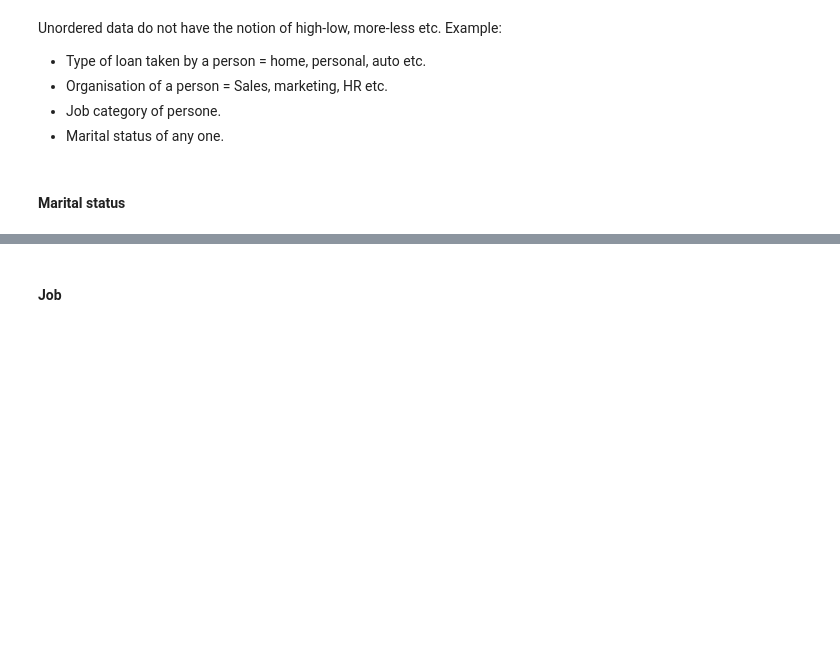
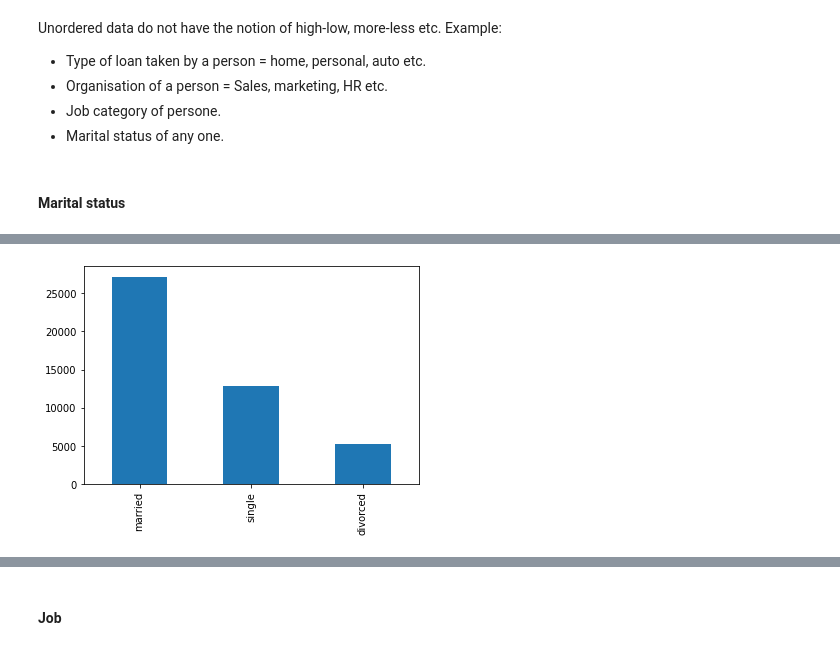
Before and after one commit to datagrad/EDA-of-Bank-Telemarketing-Campaign, a Jupyter notebook: Bank_TeleMarketing_Campaign_EDA.ipynb, the cells around one changed output, grey strips where cells are left out. Drawn from its saved outputs; the diff is of its cells as text; code cells hidden in the pictures; blank space fills up the shorter version.

```diff
--- a/Bank_TeleMarketing_Campaign_EDA.ipynb
+++ b/Bank_TeleMarketing_Campaign_EDA.ipynb
@@ -748,0 +821,5 @@ Unordered data do not have the notion of high-low, more-less etc. Example:
+# %%
+df.marital.value_counts().plot.bar()
+plt.show()
+# %% [output]
+[figure, added]
```
Also changed, not shown: parts of 24 cells of this notebook.
